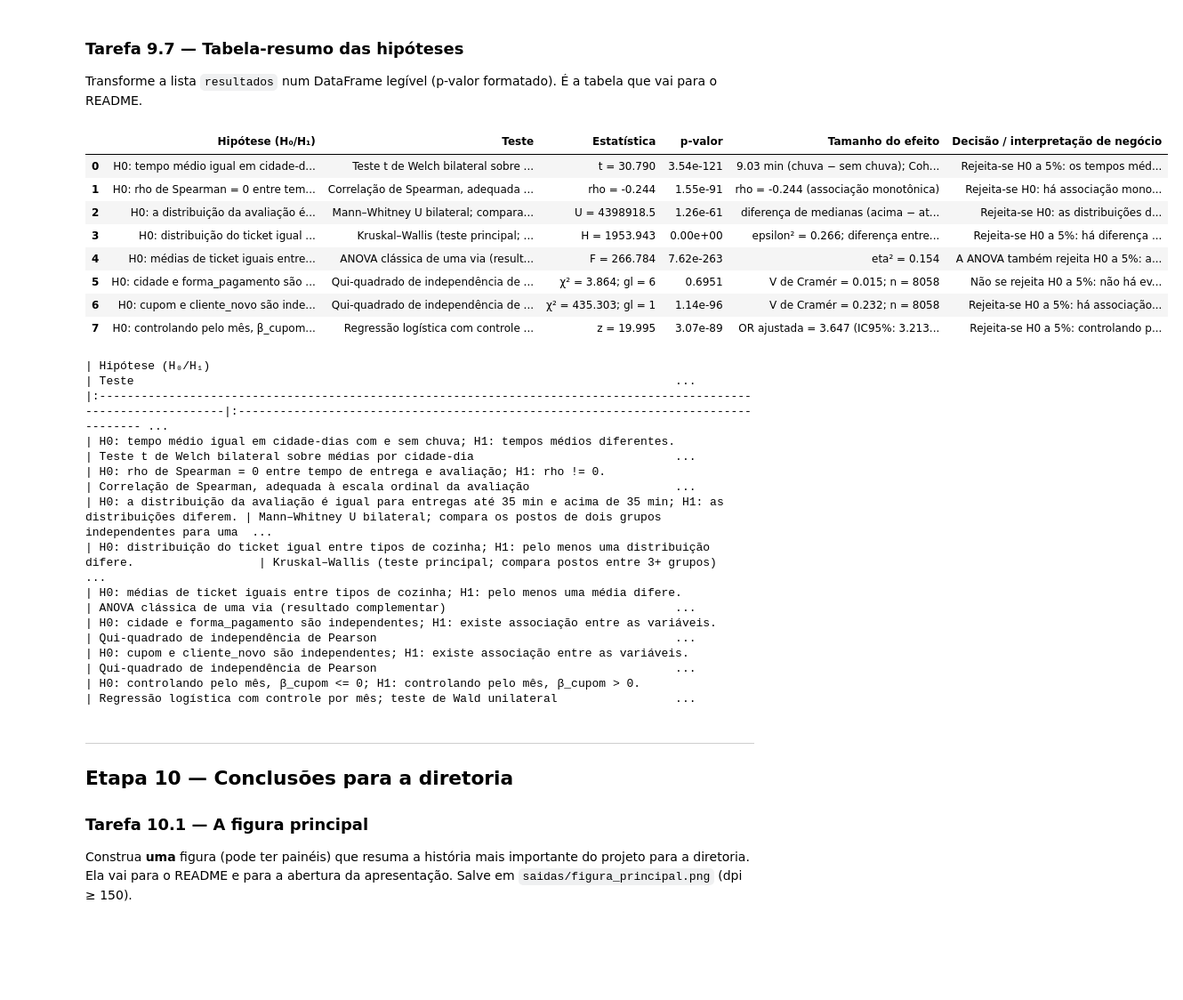
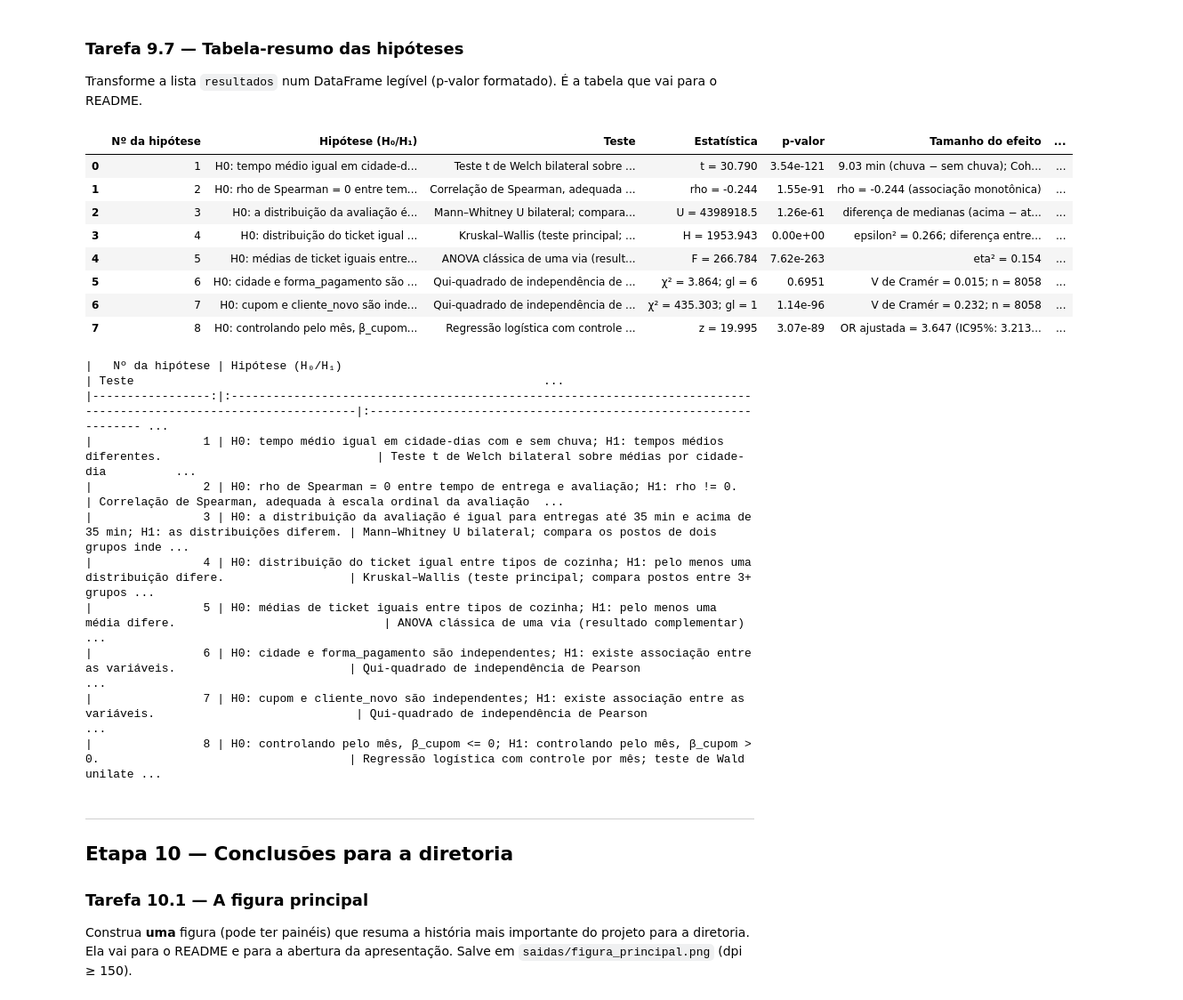
Before and after one commit to fabiodepf-dot/TRABALHO-FINAL, a Jupyter notebook: projeto_final.ipynb, the cells around one changed output. Shown at 89% size. Drawn from its saved outputs; the diff is of its cells as text; code cells hidden in the pictures; blank space fills up the shorter version.

```diff
--- a/projeto_final.ipynb
+++ b/projeto_final.ipynb
@@ -3539,54 +3545,57 @@ Transforme a lista `resultados` num DataFrame legível (p-valor formatado). É a
 # %%
 import pandas as pd
 
 tabela_hipoteses = pd.DataFrame(resultados)
 
 # Garantir as colunas e a ordem esperada
 colunas = ['hipotese', 'teste', 'estatistica', 'p_valor', 'efeito', 'decisao']
 tabela_hipoteses = tabela_hipoteses.reindex(columns=colunas)
+pd.set_option('display.max_colwidth', None)
+tabela_hipoteses = tabela_hipoteses.iloc[:8].copy()
+tabela_hipoteses.insert(0, 'Nº da hipótese', range(1, len(tabela_hipoteses) + 1))
 
 def formatar_p_valor(valor):
     if pd.isna(valor):
         return 'N/A'
     if valor < 0.001:
         return f'{valor:.2e}'
     return f'{valor:.4f}'
 
 tabela_hipoteses['p_valor'] = tabela_hipoteses['p_valor'].apply(formatar_p_valor)
 
 tabela_hipoteses = tabela_hipoteses.rename(columns={
     'hipotese': 'Hipótese (H₀/H₁)',
     'teste': 'Teste',
     'estatistica': 'Estatística',
     'p_valor': 'p-valor',
     'efeito': 'Tamanho do efeito',
     'decisao': 'Decisão / interpretação de negócio'
 })
 
 display(tabela_hipoteses)
 # %% [output]
-|  | Hipótese (H₀/H₁) | Teste | Estatística | p-valor | Tamanho do efeito | Decisão / interpretação de negócio |
-| 0 | H0: tempo médio igual em cidade-d... | Teste t de Welch bilateral sobre ... | t = 30.790 | 3.54e-121 | 9.03 min (chuva − sem chuva); Coh... | Rejeita-se H0 a 5%: os tempos méd... |
-| 1 | H0: rho de Spearman = 0 entre tem... | Correlação de Spearman, adequada ... | rho = -0.244 | 1.55e-91 | rho = -0.244 (associação monotônica) | Rejeita-se H0: há associação mono... |
-| 2 | H0: a distribuição da avaliação é... | Mann–Whitney U bilateral; compara... | U = 4398918.5 | 1.26e-61 | diferença de medianas (acima − at... | Rejeita-se H0: as distribuições d... |
-| 3 | H0: distribuição do ticket igual ... | Kruskal–Wallis (teste principal; ... | H = 1953.943 | 0.00e+00 | epsilon² = 0.266; diferença entre... | Rejeita-se H0 a 5%: há diferença ... |
-| 4 | H0: médias de ticket iguais entre... | ANOVA clássica de uma via (result... | F = 266.784 | 7.62e-263 | eta² = 0.154 | A ANOVA também rejeita H0 a 5%: a... |
-| 5 | H0: cidade e forma_pagamento são ... | Qui-quadrado de independência de ... | χ² = 3.864; gl = 6 | 0.6951 | V de Cramér = 0.015; n = 8058 | Não se rejeita H0 a 5%: não há ev... |
-| 6 | H0: cupom e cliente_novo são inde... | Qui-quadrado de independência de ... | χ² = 435.303; gl = 1 | 1.14e-96 | V de Cramér = 0.232; n = 8058 | Rejeita-se H0 a 5%: há associação... |
-| 7 | H0: controlando pelo mês, β_cupom... | Regressão logística com controle ... | z = 19.995 | 3.07e-89 | OR ajustada = 3.647 (IC95%: 3.213... | Rejeita-se H0 a 5%: controlando p... |
+|  | Nº da hipótese | Hipótese (H₀/H₁) | Teste | Estatística | p-valor | Tamanho do efeito | ... |
+| 0 | 1 | H0: tempo médio igual em cidade-d... | Teste t de Welch bilateral sobre ... | t = 30.790 | 3.54e-121 | 9.03 min (chuva − sem chuva); Coh... | ... |
+| 1 | 2 | H0: rho de Spearman = 0 entre tem... | Correlação de Spearman, adequada ... | rho = -0.244 | 1.55e-91 | rho = -0.244 (associação monotônica) | ... |
+| 2 | 3 | H0: a distribuição da avaliação é... | Mann–Whitney U bilateral; compara... | U = 4398918.5 | 1.26e-61 | diferença de medianas (acima − at... | ... |
+| 3 | 4 | H0: distribuição do ticket igual ... | Kruskal–Wallis (teste principal; ... | H = 1953.943 | 0.00e+00 | epsilon² = 0.266; diferença entre... | ... |
+| 4 | 5 | H0: médias de ticket iguais entre... | ANOVA clássica de uma via (result... | F = 266.784 | 7.62e-263 | eta² = 0.154 | ... |
+| 5 | 6 | H0: cidade e forma_pagamento são ... | Qui-quadrado de independência de ... | χ² = 3.864; gl = 6 | 0.6951 | V de Cramér = 0.015; n = 8058 | ... |
+| 6 | 7 | H0: cupom e cliente_novo são inde... | Qui-quadrado de independência de ... | χ² = 435.303; gl = 1 | 1.14e-96 | V de Cramér = 0.232; n = 8058 | ... |
+| 7 | 8 | H0: controlando pelo mês, β_cupom... | Regressão logística com controle ... | z = 19.995 | 3.07e-89 | OR ajustada = 3.647 (IC95%: 3.213... | ... |
 # %%
 print(tabela_hipoteses.to_markdown(index=False))
 # %% [output]
-| Hipótese (H₀/H₁)                                                                                                  | Teste                                                                              ...
-|:------------------------------------------------------------------------------------------------------------------|:---------------------------------------------------------------------------------- ...
-| H0: tempo médio igual em cidade-dias com e sem chuva; H1: tempos médios diferentes.                               | Teste t de Welch bilateral sobre médias por cidade-dia                             ...
-| H0: rho de Spearman = 0 entre tempo de entrega e avaliação; H1: rho != 0.                                         | Correlação de Spearman, adequada à escala ordinal da avaliação                     ...
-| H0: a distribuição da avaliação é igual para entregas até 35 min e acima de 35 min; H1: as distribuições diferem. | Mann–Whitney U bilateral; compara os postos de dois grupos independentes para uma  ...
-| H0: distribuição do ticket igual entre tipos de cozinha; H1: pelo menos uma distribuição difere.                  | Kruskal–Wallis (teste principal; compara postos entre 3+ grupos)                   ...
-| H0: médias de ticket iguais entre tipos de cozinha; H1: pelo menos uma média difere.                              | ANOVA clássica de uma via (resultado complementar)                                 ...
-| H0: cidade e forma_pagamento são independentes; H1: existe associação entre as variáveis.                         | Qui-quadrado de independência de Pearson                                           ...
-| H0: cupom e cliente_novo são independentes; H1: existe associação entre as variáveis.                             | Qui-quadrado de independência de Pearson                                           ...
-| H0: controlando pelo mês, β_cupom <= 0; H1: controlando pelo mês, β_cupom > 0.                                    | Regressão logística com controle por mês; teste de Wald unilateral                 ...
+|   Nº da hipótese | Hipótese (H₀/H₁)                                                                                                  | Teste                                                           ...
+|-----------------:|:------------------------------------------------------------------------------------------------------------------|:--------------------------------------------------------------- ...
+|                1 | H0: tempo médio igual em cidade-dias com e sem chuva; H1: tempos médios diferentes.                               | Teste t de Welch bilateral sobre médias por cidade-dia          ...
+|                2 | H0: rho de Spearman = 0 entre tempo de entrega e avaliação; H1: rho != 0.                                         | Correlação de Spearman, adequada à escala ordinal da avaliação  ...
+|                3 | H0: a distribuição da avaliação é igual para entregas até 35 min e acima de 35 min; H1: as distribuições diferem. | Mann–Whitney U bilateral; compara os postos de dois grupos inde ...
+|                4 | H0: distribuição do ticket igual entre tipos de cozinha; H1: pelo menos uma distribuição difere.                  | Kruskal–Wallis (teste principal; compara postos entre 3+ grupos ...
+|                5 | H0: médias de ticket iguais entre tipos de cozinha; H1: pelo menos uma média difere.                              | ANOVA clássica de uma via (resultado complementar)              ...
+|                6 | H0: cidade e forma_pagamento são independentes; H1: existe associação entre as variáveis.                         | Qui-quadrado de independência de Pearson                        ...
+|                7 | H0: cupom e cliente_novo são independentes; H1: existe associação entre as variáveis.                             | Qui-quadrado de independência de Pearson                        ...
+|                8 | H0: controlando pelo mês, β_cupom <= 0; H1: controlando pelo mês, β_cupom > 0.                                    | Regressão logística com controle por mês; teste de Wald unilate ...
 # %% [markdown]
 ---
 ## Etapa 10 — Conclusões para a diretoria
```
Also changed, not shown: parts of 3 cells of this notebook.
